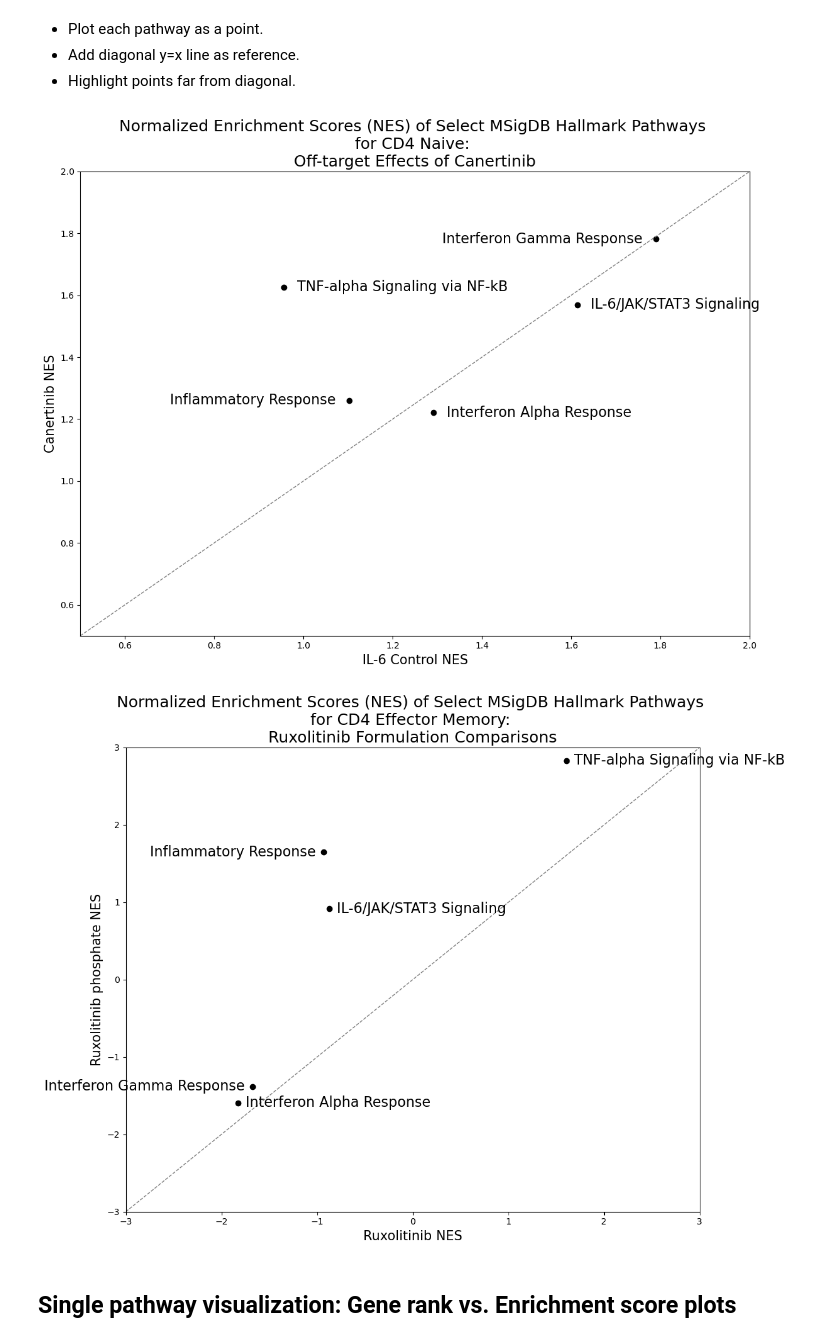
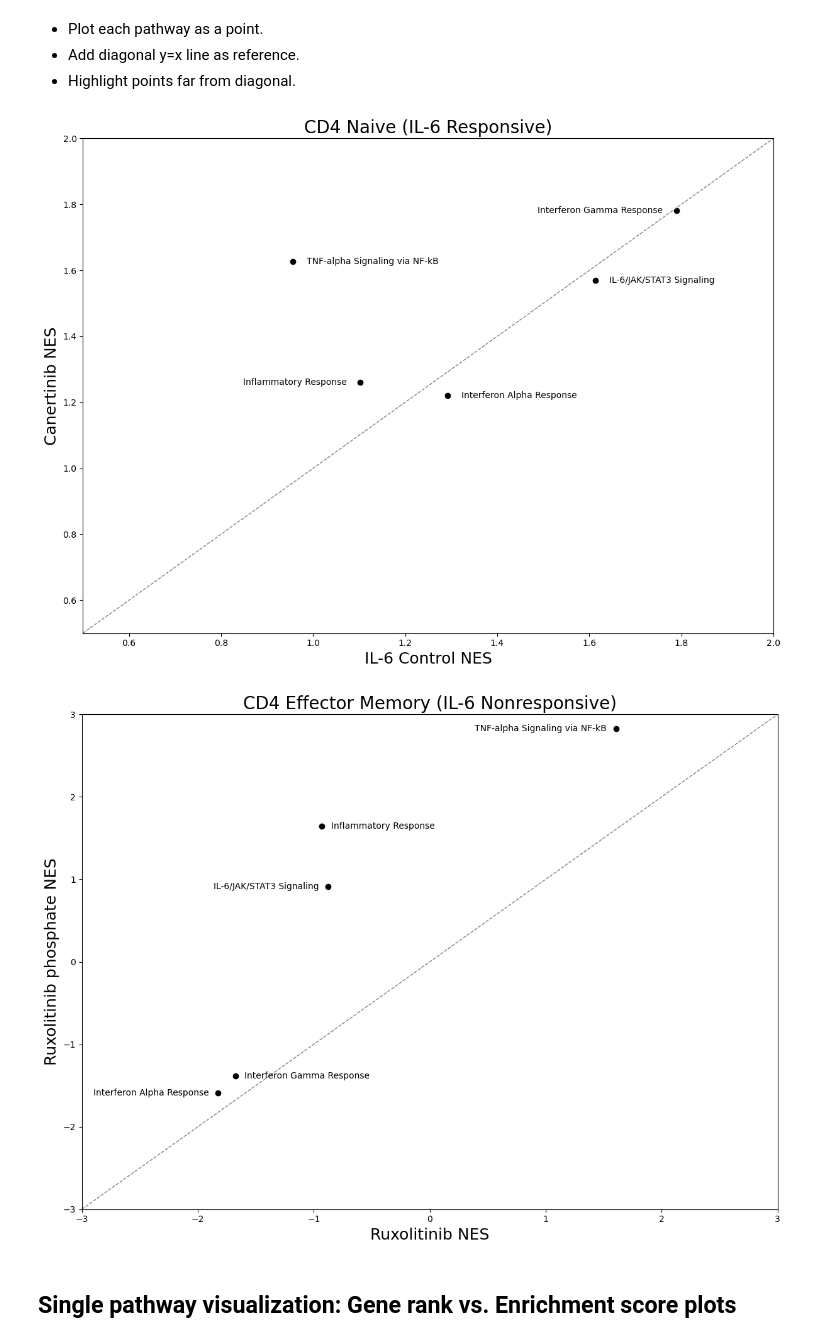
Before and after one commit to coreancutie/JAK-STAT, a Jupyter notebook: gseapy/gseapy_Hallmark_JW.ipynb, the cells around one changed output. Drawn from its saved outputs; the diff is of its cells as text; code cells hidden in the pictures.

```diff
--- a/gseapy/gseapy_Hallmark_JW.ipynb
+++ b/gseapy/gseapy_Hallmark_JW.ipynb
@@ -534,23 +566,25 @@ for i, pathway in enumerate(CD4Naive_scatterplot_pathways):
         x + dx,
         y,
         pathway,
-        fontsize=16,
+        fontsize=10,
         ha=ha,
         va="center"
     )
 
 
-plt.xlabel(f"IL-6 Control NES", fontsize=15)
-plt.ylabel(f"Canertinib NES", fontsize=15)
-plt.title(f"Normalized Enrichment Scores (NES) of Select MSigDB Hallmark Pathways \nfor CD4 Naive: \nOff-target Effects of Canertinib", fontsize=18)
+plt.xlabel(f"IL-6 Control NES", fontsize=18)
+plt.ylabel(f"Canertinib NES", fontsize=18)
+plt.title(f"CD4 Naive (IL-6 Responsive)", fontsize=20)
+# plt.title(f"Normalized Enrichment Scores (NES) of Select MSigDB Hallmark Pathways \nfor CD4 Naive: \nOff-target Effects of Canertinib", fontsize=18)
 plt.xlim(0.5, 2)
 plt.ylim(0.5, 2)
 plt.tight_layout()
 
-plt.savefig("scatterplot_CD4Naive_Canertinib.png", dpi=300)  # dpi=300 for publication-quality
+# plt.savefig("scatterplot_CD4Naive_Canertinib.png", dpi=300)
+plt.savefig("scatterplot_CD4Naive_Canertinib.svg", format = "svg")
 plt.show()
 # %% [output]
-[figure, old version]
+[figure, new version]
 # %%
 # For the Hallmark gene set. heatmap1_nes_df already has selected pathways of interest. First filter by cell type.
 effectormem_scatterplot_df = heatmap1_nes_df[(heatmap1_nes_df["cell_type"] == "CD4 Effector Memory")] # CD4 Effector Memory is a IL-6 non-responsive cell type
@@ -569,42 +603,44 @@ plt.figure(figsize=(12, 9))
 plt.scatter(scatterplot2_x_vals, scatterplot2_y_vals, color='black')
 
 # Add diagonal y=x line
 plt.plot([-3, 3], [-3, 3], color='gray', linestyle='--', linewidth=1)
 
 # Label the dots
 for i, pathway in enumerate(effectormem_scatterplot_pathways):
 
     x = scatterplot2_x_vals[i]
     y = scatterplot2_y_vals[i]
 
     # Alternate label side: even --> right, odd --> left
     if i % 2 == 0:
+        dx = -0.08
+        ha = "right"
+    else:
         dx = 0.08
         ha = "left"
-    else:
-        dx = -0.08
-        ha = "right"
 
     plt.text(
         x + dx,
         y,
         pathway,
-        fontsize=16,
+        fontsize=10,
         ha=ha,
         va="center"
     )
 
-plt.xlabel(f"Ruxolitinib NES", fontsize=15)
-plt.ylabel(f"Ruxolitinib phosphate NES", fontsize=15)
-plt.title(f"Normalized Enrichment Scores (NES) of Select MSigDB Hallmark Pathways \nfor CD4 Effector Memory: \nRuxolitinib Formulation Comparisons", fontsize=18)
+plt.xlabel(f"Ruxolitinib NES", fontsize=18)
+plt.ylabel(f"Ruxolitinib phosphate NES", fontsize=18)
+plt.title(f"CD4 Effector Memory (IL-6 Nonresponsive)", fontsize=20)
+# plt.title(f"Normalized Enrichment Scores (NES) of Select MSigDB Hallmark Pathways \nfor CD4 Effector Memory: \nRuxolitinib Formulation Comparisons", fontsize=18)
 plt.xlim(-3, 3)
 plt.ylim(-3, 3)
 plt.tight_layout()
 
-plt.savefig("scatterplot_CD4EffMem_RuxoComparison.png", dpi=300)
+# plt.savefig("scatterplot_CD4EffMem_RuxoComparison.png", dpi=300)
+plt.savefig("scatterplot_CD4EffMem_RuxoComparison.svg", format = "svg")
 plt.show()
 # %% [output]
-[figure, old version]
+[figure, new version]
 # %% [markdown]
 ## Single pathway visualization: Gene rank vs. Enrichment score plots
 # %%
```
Also changed, not shown: parts of 21 cells of this notebook, 2 other files.
